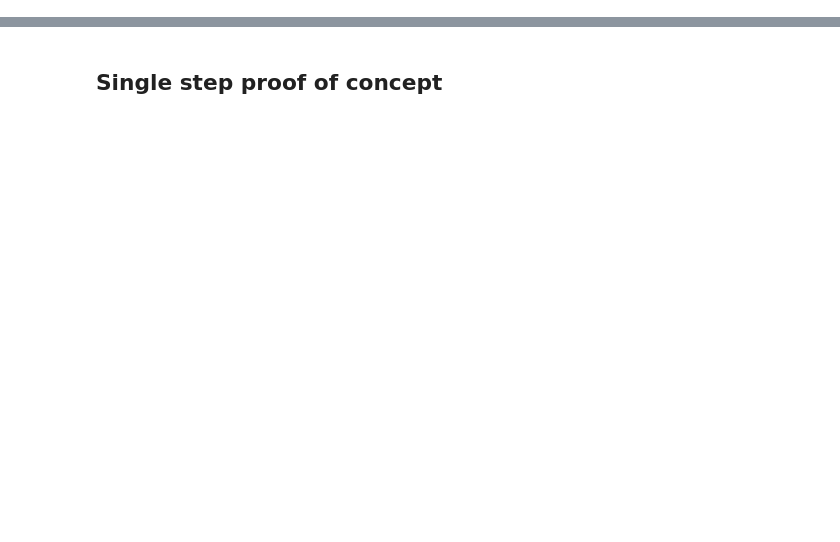
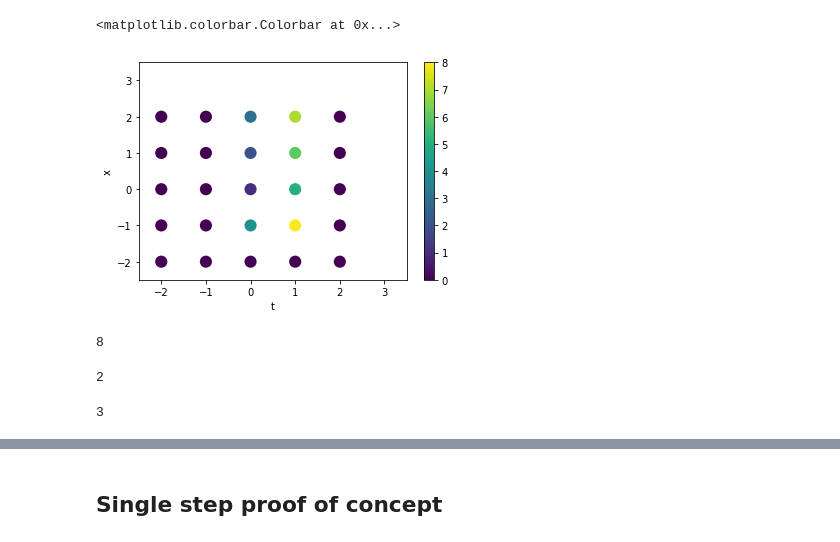
Before and after one commit to evanberkowitz/supervillain, a Jupyter notebook: workbooks/worm_practice.ipynb, the cells around one changed output, grey strips where cells are left out. Saved outputs shown, nothing was run; the diff lists cells and outputs as text; code cells hidden in the pictures; blank space fills up the shorter version.

```diff
--- a/workbooks/worm_practice.ipynb
+++ b/workbooks/worm_practice.ipynb
@@ -16,0 +98,16 @@ W = sv.generator.worms.UndirectedWorm(S,1)
+# %%
+fig, ax = plt.subplots(1,1)
+test = loop_example.copy()
+test = np.abs(test)
+q = 1
+ledger = L.form(0)
+for i in range(L.dims[0]):
+    for j in range(L.dims[1]):
+        if (np.array([test[0,i,j],test[1,i,j],test[0,i-1,j],test[1,i,j-1]])>0).any():
+            ledger[i,j]=q
+            q+=1
+L.plot_form(0,ledger,ax)
+plt.colorbar(ax.get_children()[0])
+# %% [output]
+<matplotlib.colorbar.Colorbar at 0x...>
+[figure, added]
@@ -16,0 +165,12 @@ W = sv.generator.worms.UndirectedWorm(S,1)
+# %%
+np.sum(np.unique(ledger) > 0)
+# %% [output]
+8
+# %%
+count_loops(w.configurations.fields['m'][-3])
+# %% [output]
+2
+# %%
+count_loops(loop_example_2)
+# %% [output]
+3
```
Also changed, not shown: parts of 56 cells of this notebook, 3 other files.
